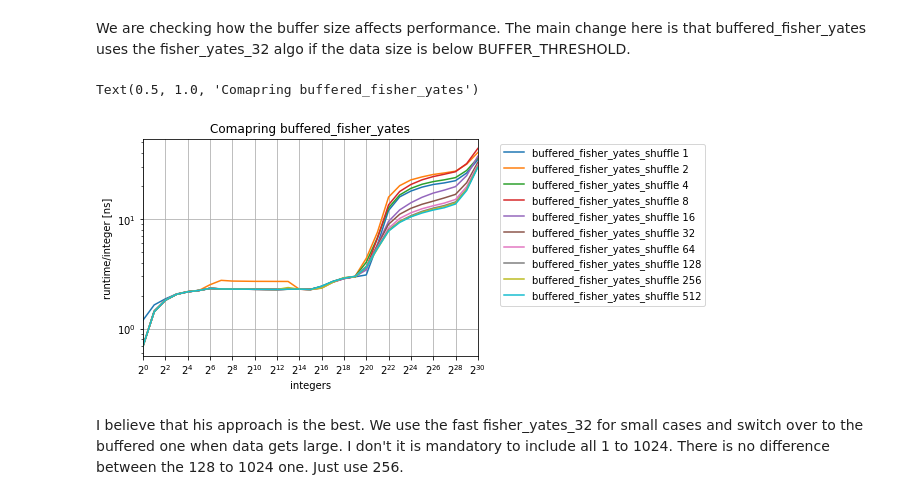
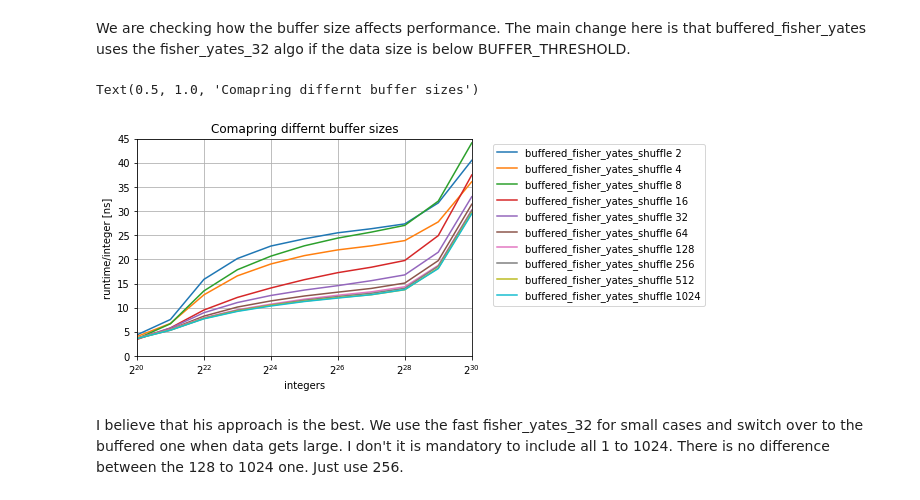
Before and after one commit to pengilton/cip_shuffle, a Jupyter notebook: benchmarks/evaluation/09_analysis_buffered.ipynb, the cells around one changed output. Saved outputs shown, nothing was run; the diff lists cells and outputs as text; code cells hidden in the pictures.

```diff
--- a/benchmarks/evaluation/09_analysis_buffered.ipynb
+++ b/benchmarks/evaluation/09_analysis_buffered.ipynb
@@ -37,26 +37,26 @@ for df in dfs_buffered:
 # %%
 # We plot data
 ax_xticks = [2 ** i for i in range(0, 31, 2)]
-ax_yticks = [1 * i for i in range(0, 50, 1)]
+ax_yticks = [5 * i for i in range(0, 50, 1)]
 
-ax = dfs_buffered[0].plot(x="integers", y="runtime/integer [ns]", label=dfs_buffered[0]["function"][0] + " " + str(dfs_buffered[0]["buffer"][0]))
-for i in range(1, len(dfs_buffered)-1):
+ax = dfs_buffered[1].plot(x="integers", y="runtime/integer [ns]", label=dfs_buffered[1]["function"][0] + " " + str(dfs_buffered[1]["buffer"][0]))
+for i in range(2, len(dfs_buffered)):
     dfs_buffered[i].plot(ax=ax, x="integers", y="runtime/integer [ns]", label=dfs_buffered[i]["function"][0] + " " + str(dfs_buffered[i]["buffer"][0]))
 
 ax.set_xscale("log", base=2)
-ax.set_yscale("log", base=10)
+# ax.set_yscale("log", base=10)
 ax.set_xticks(ax_xticks)
 # ax.set_yticks(ax_yticks)
-ax.set_xlim(2**0, 2**30)
-# ax.set_ylim(0, 5)
+ax.set_xlim(2**20, 2**30)
+ax.set_ylim(0, 45)
 ax.grid(True)
 ax.set_xlabel("integers")
 ax.set_ylabel("runtime/integer [ns]")
 ax.legend(bbox_to_anchor=(1.05, 1.0), loc='upper left')
-ax.set_title("Comapring buffered_fisher_yates")
+ax.set_title("Comapring differnt buffer sizes")
 # %% [output]
-Text(0.5, 1.0, 'Comapring buffered_fisher_yates')
+Text(0.5, 1.0, 'Comapring differnt buffer sizes')
-[figure, old version]
+[figure, new version]
 # %% [markdown]
 I believe that his approach is the best. We use the fast fisher_yates_32 for small cases and switch over to the buffered one when data gets large. I don't it is mandatory to include all 1 to 1024. There is no difference between the 128 to 1024 one. Just use 256.
 # %%
```
Also changed, not shown: parts of 5 cells of this notebook, 5 other files.
